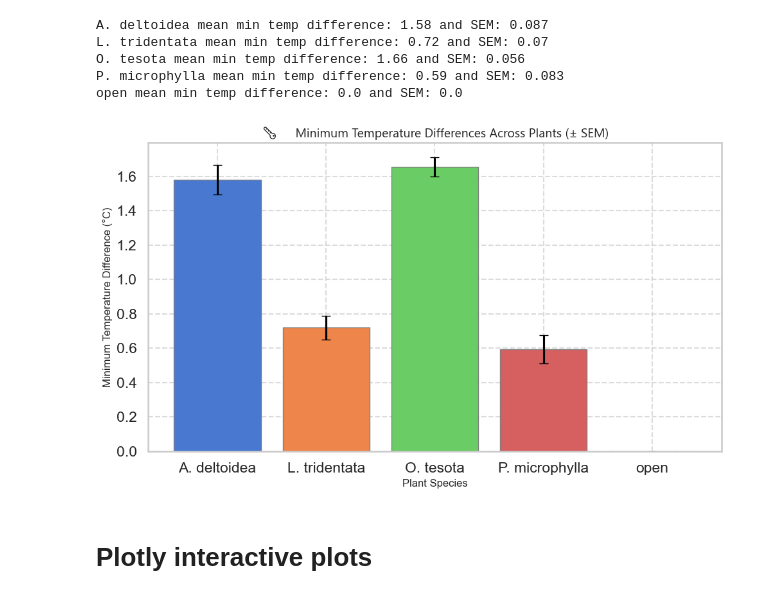
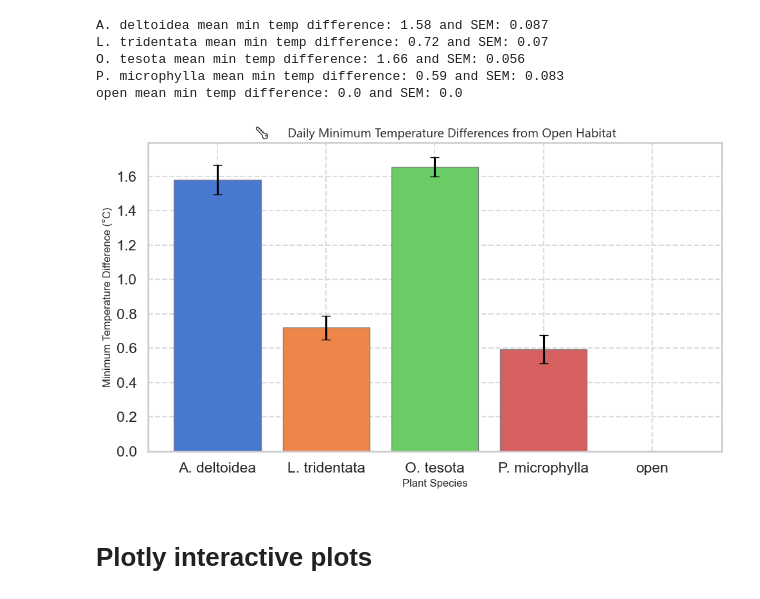
Before and after one commit to haberkornm/Nurse-plant-temperature-microclimates-, a Jupyter notebook: Nurse_plant_analysis.ipynb, the cells around one changed output. Cells and saved outputs as stored; diff of their text form; code cells hidden in the pictures.

```diff
--- a/Nurse_plant_analysis.ipynb
+++ b/Nurse_plant_analysis.ipynb
@@ -842,24 +844,25 @@ open mean min temp difference: 0.0 and SEM: 0.0
 # %%
 plt.figure(figsize=(10, 6))
 
 plt.bar(
     plant_names,
     min_temp_diffs,
     yerr=min_temp_sem,
     capsize=5,
     color=sns.color_palette("muted"),
     edgecolor='gray',
     linewidth=1
 )
 
 plt.xlabel("Plant Species")
 plt.ylabel("Minimum Temperature Difference (°C)")
-plt.title("🌡️Minimum Temperature Differences Across Plants (± SEM)", fontname="Segoe UI Emoji")
+plt.title("🌡️Daily Minimum Temperature Differences from Open Habitat", fontname="Segoe UI Emoji")
 plt.grid(linestyle='--', alpha=0.7)
 plt.tight_layout()
+plt.savefig("docs/minimum_diff_from_open.png", bbox_inches='tight')
 plt.show()
 # %% [output]
-[figure, old version]
+[figure, new version]
 # %% [markdown]
 # Plotly interactive plots
 # %%
```
Also changed, not shown: parts of 2 cells of this notebook, 12 other files.
